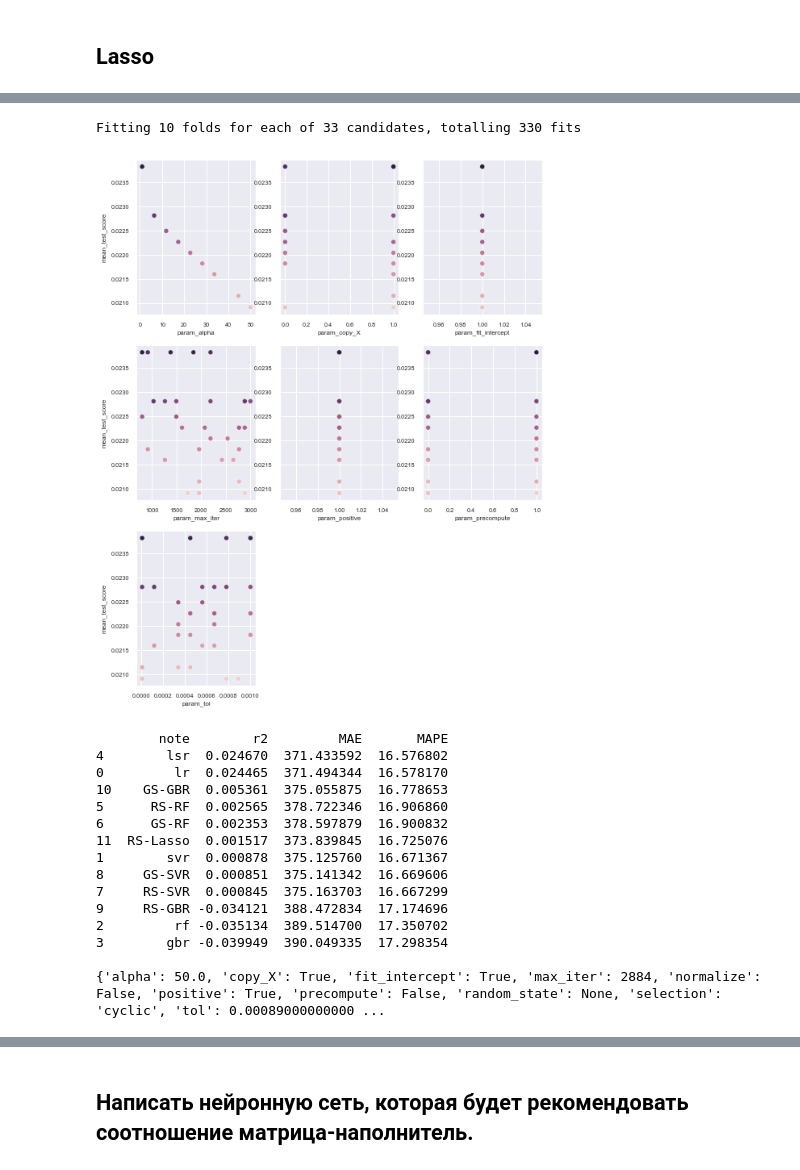
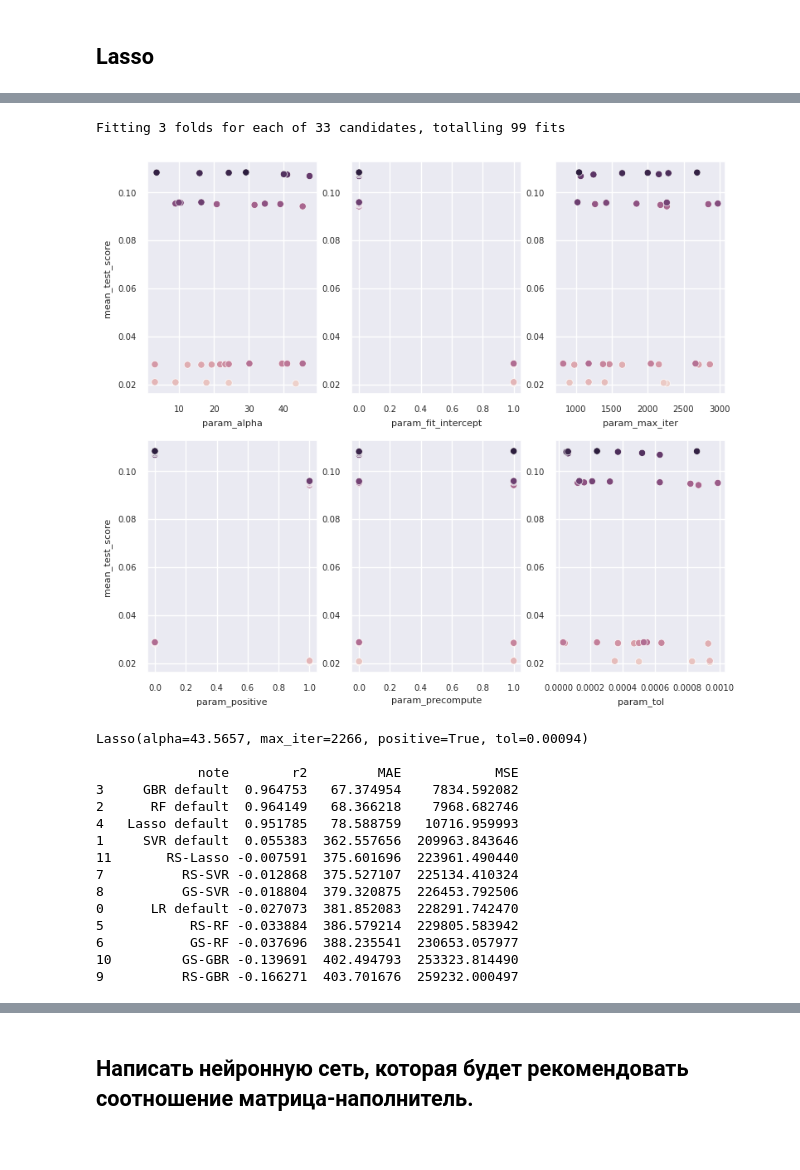
Before and after one commit to ritulupov/BKP, a Jupyter notebook: notebook.ipynb, the cells around one changed output, grey strips where cells are left out. Saved outputs shown, nothing was run; the diff lists cells and outputs as text; code cells hidden in the pictures.

```diff
--- a/notebook.ipynb
+++ b/notebook.ipynb
@@ -337,2 +428,0 @@ w_df.describe().T
-# %%
-w_df = w_df.drop(drop_cols, axis=1)
@@ -390,2 +469,0 @@ def mls(note, data):
-# %%
-est_df = mls('', w_df) # обучение 5 моделей результаты в est_df
@@ -658,7 +636,7 @@ Fitting 10 folds for each of 33 candidates, totalling 330 fits
 # %%
-GSCV = GridSearchCV(make_pipeline(StandardScaler(), SVR()), {
-    'svr__C': [1, 2],
-    'svr__epsilon': [1, 2, 3]
+GSCV = GridSearchCV(SVR(), {
+    'C': [980, 1100],
+    'epsilon': [7.5, 10.6, 12]
     },
     cv=10, scoring='r2')
 
@@ -764,13 +749,12 @@ Fitting 10 folds for each of 33 candidates, totalling 330 fits
 # %% [markdown]
 ### подбор по сетке
 # %%
-GSCV = GridSearchCV(make_pipeline(StandardScaler(),
-                                    GradientBoostingRegressor()), {
-    'gradientboostingregressor__learning_rate': [0.01, 0.05, 0.1],
-    'gradientboostingregressor__n_estimators': [60, 70, 80],
-    'gradientboostingregressor__max_depth': [2, 3, 4],
-    'gradientboostingregressor__min_samples_split': [4, 8, 10],
-    'gradientboostingregressor__min_samples_leaf': [2, 3, 4],
+GSCV = GridSearchCV(GradientBoostingRegressor(), {
+    'learning_rate': [0.2, 0.211, 0.3],
+    'n_estimators': [133, 520],
+    'max_depth': [2, 3, 4],
+    'min_samples_split': [2, 6, 10],
+    'min_samples_leaf': [1, 4],
     },
     cv=10, scoring='r2')
 
@@ -822,43 +801,41 @@ Lasso().get_params()
 # %%
 tmp = rs_viz('Lasso', Lasso(), w_df,
     {
     'alpha': [
-        round(x, 4) for x in np.linspace(start = 1, stop = 50, num = 10)],
-    'copy_X': [
-        True, False],
+        round(x, 4) for x in np.linspace(start = 1, stop = 50, num = 100)],
     'fit_intercept': [
-        True],
+        False, True],
     'max_iter': [
-        int(x) for x in np.linspace(start = 800, stop = 3000, num = 20)],
+        int(x) for x in np.linspace(start = 800, stop = 3000, num = 100)],
     'positive': [
-        True],
+        False, True],
      'precompute': [
-         True, False
+        False, True
      ],
      'tol': [
-        float(x) for x in np.linspace(start = 0.001, stop = 0.00001, num = 10)]
+        float(x) for x in np.linspace(start = 0.00001, stop = 0.001, num = 100)]
     },
     ncols=3)
 
 est_df = pd.concat([est_df, tmp[0]], ignore_index=True)
+print(*tmp[0]['params'])
+print()
 print(est_df.drop(['params'], axis=1).sort_values(by='r2', ascending=False))
-print()
-print(*tmp[0]['params'])
 # %% [output]
-Fitting 10 folds for each of 33 candidates, totalling 330 fits
+Fitting 3 folds for each of 33 candidates, totalling 99 fits
-[figure, old version]
+[figure, new version]
-        note        r2         MAE       MAPE
-4        lsr  0.024670  371.433592  16.576802
-0         lr  0.024465  371.494344  16.578170
-10    GS-GBR  0.005361  375.055875  16.778653
-5      RS-RF  0.002565  378.722346  16.906860
-6      GS-RF  0.002353  378.597879  16.900832
-11  RS-Lasso  0.001517  373.839845  16.725076
-1        svr  0.000878  375.125760  16.671367
-8     GS-SVR  0.000851  375.141342  16.669606
-7     RS-SVR  0.000845  375.163703  16.667299
-9     RS-GBR -0.034121  388.472834  17.174696
-2         rf -0.035134  389.514700  17.350702
-3        gbr -0.039949  390.049335  17.298354
+Lasso(alpha=43.5657, max_iter=2266, positive=True, tol=0.00094)
 
-{'alpha': 50.0, 'copy_X': True, 'fit_intercept': True, 'max_iter': 2884, 'normalize': False, 'positive': True, 'precompute': False, 'random_state': None, 'selection': 'cyclic', 'tol': 0.00089000000000 ...
+             note        r2         MAE            MSE
+3     GBR default  0.964753   67.374954    7834.592082
+2      RF default  0.964149   68.366218    7968.682746
+4   Lasso default  0.951785   78.588759   10716.959993
+1     SVR default  0.055383  362.557656  209963.843646
+11       RS-Lasso -0.007591  375.601696  223961.490440
+7          RS-SVR -0.012868  375.527107  225134.410324
+8          GS-SVR -0.018804  379.320875  226453.792506
+0      LR default -0.027073  381.852083  228291.742470
+5           RS-RF -0.033884  386.579214  229805.583942
+6           GS-RF -0.037696  388.235541  230653.057977
+10         GS-GBR -0.139691  402.494793  253323.814490
+9          RS-GBR -0.166271  403.701676  259232.000497
```
Also changed, not shown: parts of 89 cells of this notebook, 1 other file.
